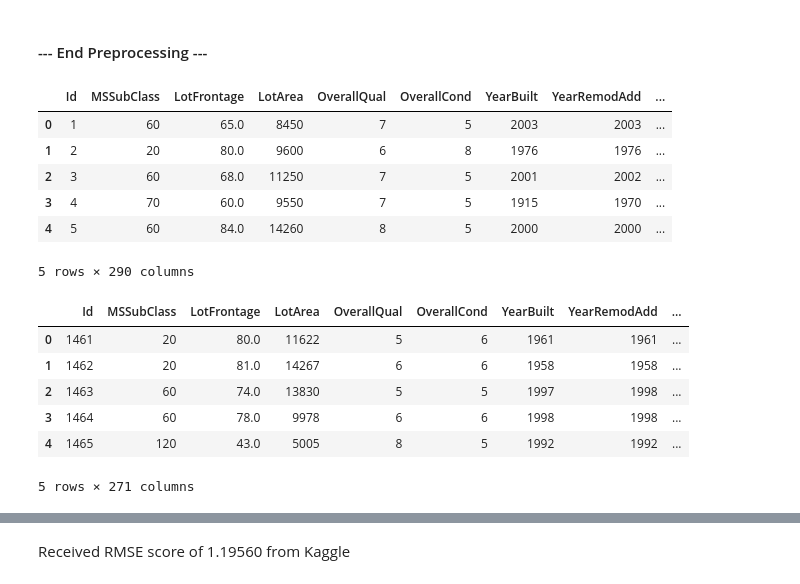
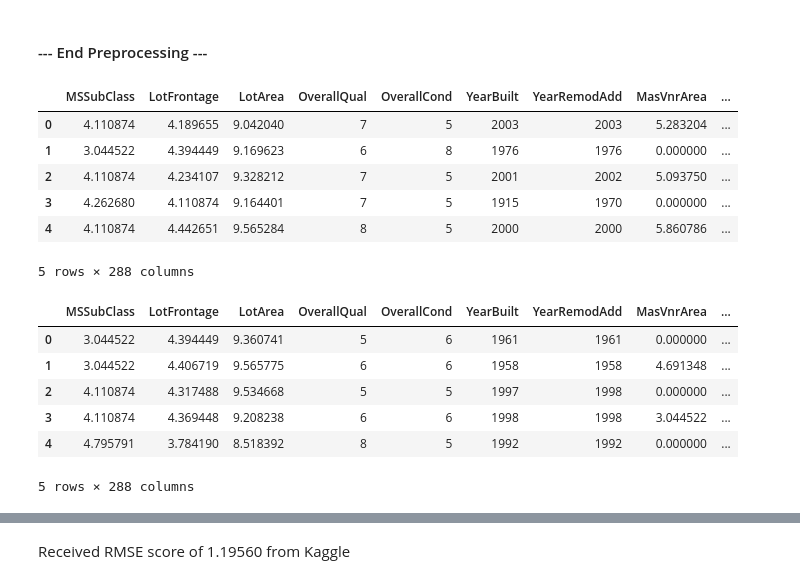
Before and after one commit to mxviteri/bds_hm1, a Jupyter notebook: hw3/HW3.ipynb, the cells around one changed output, grey strips where cells are left out. Saved outputs shown, nothing was run; the diff lists cells and outputs as text; code cells hidden in the pictures.

```diff
--- a/hw3/HW3.ipynb
+++ b/hw3/HW3.ipynb
@@ -265,24 +265,22 @@ min rmse: 0.12733734668670765
 [figure]
 # %% [markdown]
 #### --- End Preprocessing ---
-# %%
-traindum = pd.get_dummies(train)
-display(traindum.head())
-testdum = pd.get_dummies(test)
-display(testdum.head())
-# %% [output]
-|  | Id | MSSubClass | LotFrontage | LotArea | OverallQual | OverallCond | YearBuilt | YearRemodAdd | ... |
-| 0 | 1 | 60 | 65.0 | 8450 | 7 | 5 | 2003 | 2003 | ... |
-| 1 | 2 | 20 | 80.0 | 9600 | 6 | 8 | 1976 | 1976 | ... |
-| 2 | 3 | 60 | 68.0 | 11250 | 7 | 5 | 2001 | 2002 | ... |
-| 3 | 4 | 70 | 60.0 | 9550 | 7 | 5 | 1915 | 1970 | ... |
-| 4 | 5 | 60 | 84.0 | 14260 | 8 | 5 | 2000 | 2000 | ... |
-5 rows × 290 columns
-|  | Id | MSSubClass | LotFrontage | LotArea | OverallQual | OverallCond | YearBuilt | YearRemodAdd | ... |
-| 0 | 1461 | 20 | 80.0 | 11622 | 5 | 6 | 1961 | 1961 | ... |
-| 1 | 1462 | 20 | 81.0 | 14267 | 6 | 6 | 1958 | 1958 | ... |
-| 2 | 1463 | 60 | 74.0 | 13830 | 5 | 5 | 1997 | 1998 | ... |
-| 3 | 1464 | 60 | 78.0 | 9978 | 6 | 6 | 1998 | 1998 | ... |
-| 4 | 1465 | 120 | 43.0 | 5005 | 8 | 5 | 1992 | 1992 | ... |
-5 rows × 271 columns
+# %%
+display(X_train.head())
+display(X_test.head())
+# %% [output]
+|  | MSSubClass | LotFrontage | LotArea | OverallQual | OverallCond | YearBuilt | YearRemodAdd | MasVnrArea | ... |
+| 0 | 4.110874 | 4.189655 | 9.042040 | 7 | 5 | 2003 | 2003 | 5.283204 | ... |
+| 1 | 3.044522 | 4.394449 | 9.169623 | 6 | 8 | 1976 | 1976 | 0.000000 | ... |
+| 2 | 4.110874 | 4.234107 | 9.328212 | 7 | 5 | 2001 | 2002 | 5.093750 | ... |
+| 3 | 4.262680 | 4.110874 | 9.164401 | 7 | 5 | 1915 | 1970 | 0.000000 | ... |
+| 4 | 4.110874 | 4.442651 | 9.565284 | 8 | 5 | 2000 | 2000 | 5.860786 | ... |
+5 rows × 288 columns
+|  | MSSubClass | LotFrontage | LotArea | OverallQual | OverallCond | YearBuilt | YearRemodAdd | MasVnrArea | ... |
+| 0 | 3.044522 | 4.394449 | 9.360741 | 5 | 6 | 1961 | 1961 | 0.000000 | ... |
+| 1 | 3.044522 | 4.406719 | 9.565775 | 6 | 6 | 1958 | 1958 | 4.691348 | ... |
+| 2 | 4.110874 | 4.317488 | 9.534668 | 5 | 5 | 1997 | 1998 | 0.000000 | ... |
+| 3 | 4.110874 | 4.369448 | 9.208238 | 6 | 6 | 1998 | 1998 | 3.044522 | ... |
+| 4 | 4.795791 | 3.784190 | 8.518392 | 8 | 5 | 1992 | 1992 | 0.000000 | ... |
+5 rows × 288 columns
 # %%
```
Also changed, not shown: parts of 8 cells of this notebook, 2 other files.
